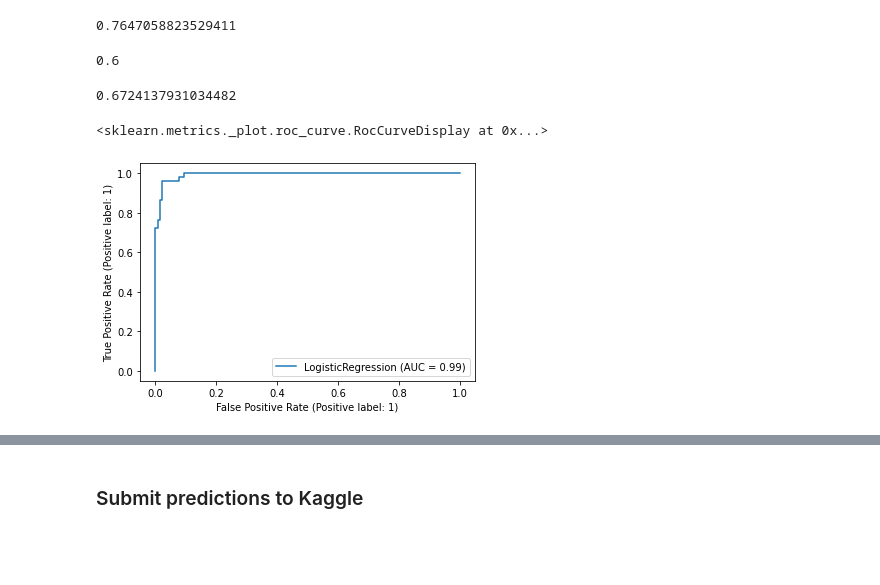
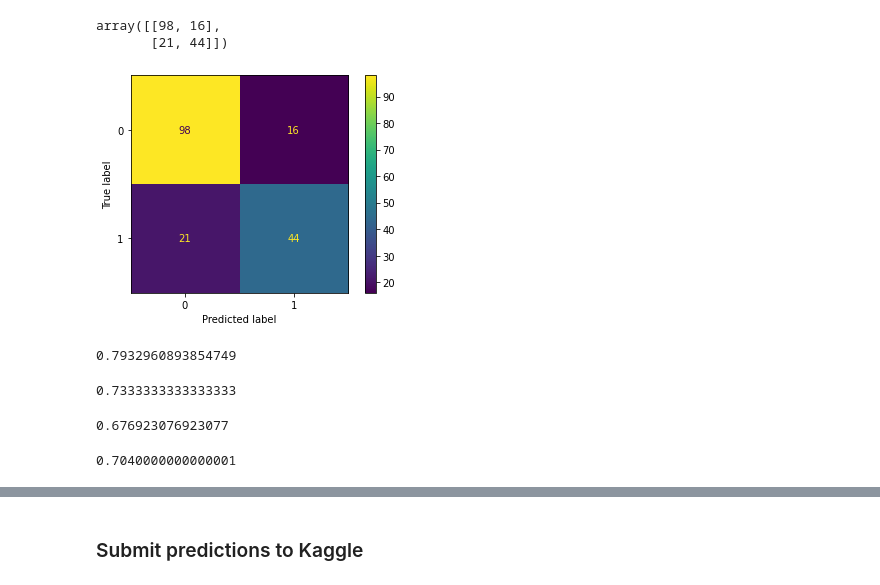
Before and after one commit to greentopsecret/random-forest-fennel-student-code, a Jupyter notebook: week_02/week-project.ipynb, the cells around one changed output, grey strips where cells are left out. Saved outputs shown, nothing was run; the diff lists cells and outputs as text; code cells hidden in the pictures; blank space fills up the shorter version.

```diff
--- a/week_02/week-project.ipynb
+++ b/week_02/week-project.ipynb
@@ -14,7 +16,7 @@ df = pd.read_csv("../data/train.csv", sep=",")
 # %%
 X = df[['Pclass', 'Sex', 'Age', 'SibSp', 'Parch', 'Fare', 'Embarked', 'Cabin', 'Name']]
 y = df['Survived']
-X_train, X_test, y_train_real, y_test_real = train_test_split(X, y, test_size=0.2, random_state=151)
+X_train, X_test, y_train_true, y_test_true = train_test_split(X, y, test_size=0.2, random_state=151)
 # %%
 # df.loc[df['Age'].isna(), 'Age'] = df.groupby(by=['Sex', 'Pclass'])['Age'].transform('mean')
 # df
@@ -78,4 +66,0 @@ ax = sns.heatmap(
-# %%
-m = LogisticRegression()
-m.fit(X_train_fe, y_train_real)
-# y_pred = m.predict(X_train_fe)
@@ -97,0 +82,4 @@ y_test_pred = m.predict(X_test_fe)
+# %%
+m = LogisticRegression()
+m.fit(X_train_fe, y_train_true)
+# y_pred = m.predict(X_train_fe)
@@ -142,17 +105,15 @@ metrics.accuracy_score(y_test_real, y_test_pred)
-# %%
-metrics.precision_score(y_test_real, y_test_pred)
-# %% [output]
-0.7647058823529411
-# %%
-metrics.recall_score(y_test_real, y_test_pred)
-# %% [output]
-0.6
-# %%
-metrics.f1_score(y_test_real, y_test_pred)
-# %% [output]
-0.6724137931034482
-# %%
-metrics.plot_roc_curve(m, X_test_fe, y_test_pred)
-# %% [output]
-<sklearn.metrics._plot.roc_curve.RocCurveDisplay at 0x...>
-[figure, removed]
+# %%
+metrics.confusion_matrix(y_test_true, y_test_pred)
+# %% [output]
+array([[98, 16],
+       [21, 44]])
+# %%
+# TODO: ask if correct values are passed:
+# if YES then how the plot find out predicted values.
+# if NO - then why metrics.confusion_matrix returns same numbers.
+
+metrics.ConfusionMatrixDisplay.from_estimator(m, X_test_fe, y_test_true)
+
+plt.show()
+# %% [output]
+[figure, added]
@@ -158,0 +132,16 @@ metrics.plot_roc_curve(m, X_test_fe, y_test_pred)
+# %%
+metrics.accuracy_score(y_test_true, y_test_pred)
+# %% [output]
+0.7932960893854749
+# %%
+metrics.precision_score(y_test_true, y_test_pred)
+# %% [output]
+0.7333333333333333
+# %%
+metrics.recall_score(y_test_true, y_test_pred)
+# %% [output]
+0.676923076923077
+# %%
+metrics.f1_score(y_test_true, y_test_pred)
+# %% [output]
+0.7040000000000001
```
Also changed, not shown: parts of 34 cells of this notebook.
